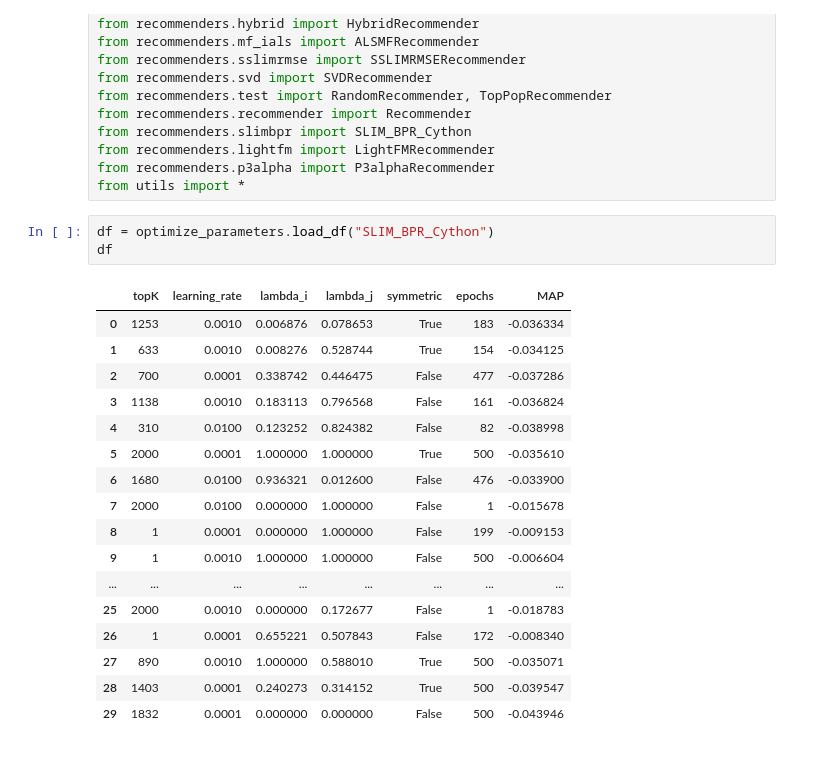
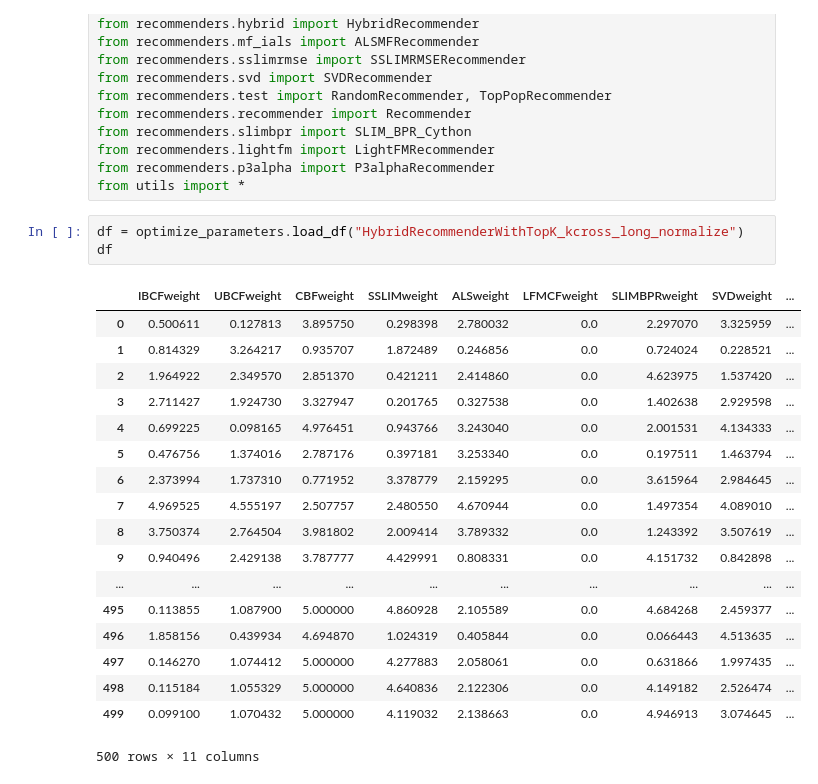
Before and after one commit to LCarmi/recommender-systems-2020-challenge-polimi, a Jupyter notebook: investigate_optimization.ipynb, the cells around one changed output. Drawn from its saved outputs; the diff is of its cells as text.

```diff
--- a/investigate_optimization.ipynb
+++ b/investigate_optimization.ipynb
@@ -20,26 +20,27 @@ from recommenders.lightfm import LightFMRecommender
 from recommenders.p3alpha import P3alphaRecommender
 from utils import *
 # %%
-df = optimize_parameters.load_df("SLIM_BPR_Cython")
+df = optimize_parameters.load_df("HybridRecommenderWithTopK_kcross_long_normalize")
 df
 # %% [output]
-|  | topK | learning_rate | lambda_i | lambda_j | symmetric | epochs | MAP |
-| 0 | 1253 | 0.0010 | 0.006876 | 0.078653 | True | 183 | -0.036334 |
-| 1 | 633 | 0.0010 | 0.008276 | 0.528744 | True | 154 | -0.034125 |
-| 2 | 700 | 0.0001 | 0.338742 | 0.446475 | False | 477 | -0.037286 |
-| 3 | 1138 | 0.0010 | 0.183113 | 0.796568 | False | 161 | -0.036824 |
-| 4 | 310 | 0.0100 | 0.123252 | 0.824382 | False | 82 | -0.038998 |
-| 5 | 2000 | 0.0001 | 1.000000 | 1.000000 | True | 500 | -0.035610 |
-| 6 | 1680 | 0.0100 | 0.936321 | 0.012600 | False | 476 | -0.033900 |
-| 7 | 2000 | 0.0100 | 0.000000 | 1.000000 | False | 1 | -0.015678 |
-| 8 | 1 | 0.0001 | 0.000000 | 1.000000 | False | 199 | -0.009153 |
-| 9 | 1 | 0.0010 | 1.000000 | 1.000000 | False | 500 | -0.006604 |
-| ... | ... | ... | ... | ... | ... | ... | ... |
-| 25 | 2000 | 0.0010 | 0.000000 | 0.172677 | False | 1 | -0.018783 |
-| 26 | 1 | 0.0001 | 0.655221 | 0.507843 | False | 172 | -0.008340 |
-| 27 | 890 | 0.0010 | 1.000000 | 0.588010 | True | 500 | -0.035071 |
-| 28 | 1403 | 0.0001 | 0.240273 | 0.314152 | True | 500 | -0.039547 |
-| 29 | 1832 | 0.0001 | 0.000000 | 0.000000 | False | 500 | -0.043946 |
+|  | IBCFweight | UBCFweight | CBFweight | SSLIMweight | ALSweight | LFMCFweight | SLIMBPRweight | SVDweight | ... |
+| 0 | 0.500611 | 0.127813 | 3.895750 | 0.298398 | 2.780032 | 0.0 | 2.297070 | 3.325959 | ... |
+| 1 | 0.814329 | 3.264217 | 0.935707 | 1.872489 | 0.246856 | 0.0 | 0.724024 | 0.228521 | ... |
+| 2 | 1.964922 | 2.349570 | 2.851370 | 0.421211 | 2.414860 | 0.0 | 4.623975 | 1.537420 | ... |
+| 3 | 2.711427 | 1.924730 | 3.327947 | 0.201765 | 0.327538 | 0.0 | 1.402638 | 2.929598 | ... |
+| 4 | 0.699225 | 0.098165 | 4.976451 | 0.943766 | 3.243040 | 0.0 | 2.001531 | 4.134333 | ... |
+| 5 | 0.476756 | 1.374016 | 2.787176 | 0.397181 | 3.253340 | 0.0 | 0.197511 | 1.463794 | ... |
+| 6 | 2.373994 | 1.737310 | 0.771952 | 3.378779 | 2.159295 | 0.0 | 3.615964 | 2.984645 | ... |
+| 7 | 4.969525 | 4.555197 | 2.507757 | 2.480550 | 4.670944 | 0.0 | 1.497354 | 4.089010 | ... |
+| 8 | 3.750374 | 2.764504 | 3.981802 | 2.009414 | 3.789332 | 0.0 | 1.243392 | 3.507619 | ... |
+| 9 | 0.940496 | 2.429138 | 3.787777 | 4.429991 | 0.808331 | 0.0 | 4.151732 | 0.842898 | ... |
+| ... | ... | ... | ... | ... | ... | ... | ... | ... | ... |
+| 495 | 0.113855 | 1.087900 | 5.000000 | 4.860928 | 2.105589 | 0.0 | 4.684268 | 2.459377 | ... |
+| 496 | 1.858156 | 0.439934 | 4.694870 | 1.024319 | 0.405844 | 0.0 | 0.066443 | 4.513635 | ... |
+| 497 | 0.146270 | 1.074412 | 5.000000 | 4.277883 | 2.058061 | 0.0 | 0.631866 | 1.997435 | ... |
+| 498 | 0.115184 | 1.055329 | 5.000000 | 4.640836 | 2.122306 | 0.0 | 4.149182 | 2.526474 | ... |
+| 499 | 0.099100 | 1.070432 | 5.000000 | 4.119032 | 2.138663 | 0.0 | 4.946913 | 3.074645 | ... |
+500 rows × 11 columns
 # %%
 plt.plot(df["MAP"])
 # %% [output]
```
Also changed, not shown: parts of 2 cells of this notebook, 39 other files.
